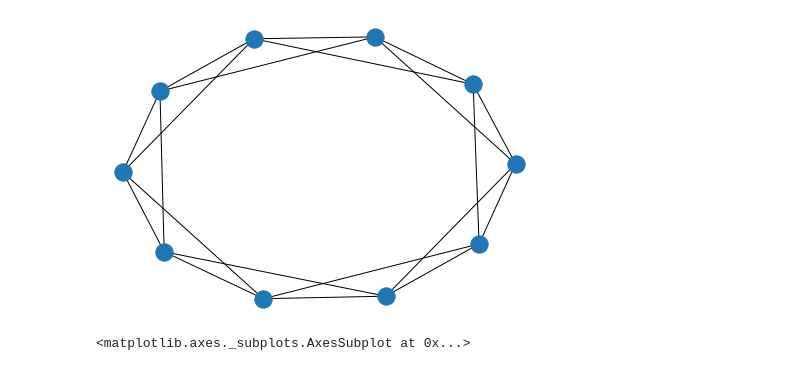
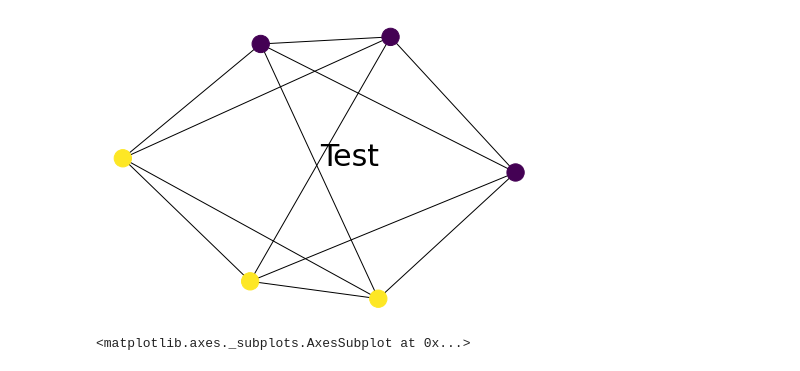
Before and after one commit to LBrinkmann/ai_vs_ci, a Jupyter notebook: notebooks/playground.ipynb, the cells around one changed output. Drawn from its saved outputs; the diff is of its cells as text; code cells hidden in the pictures.

```diff
--- a/notebooks/playground.ipynb
+++ b/notebooks/playground.ipynb
@@ -4,11 +4,12 @@ import matplotlib.pyplot as plt
 import seaborn as sns
 # %%
 G = nx.random_regular_graph(4, 10)
-G = nx.watts_strogatz_graph(10, 4, 0)
-nx.draw(G)
+G = nx.watts_strogatz_graph(6, 4, 0)
+nx.draw(G, node_color=[0,1,1,1,0,0])
+plt.text(0, 0, 'Test', fontsize=30)
 plt.draw()
 # %% [output]
-[figure, old version]
+[figure, new version]
 # %%
 c_numbers = []
 for i in range(1000):
```
Also changed, not shown: 5 other files.
